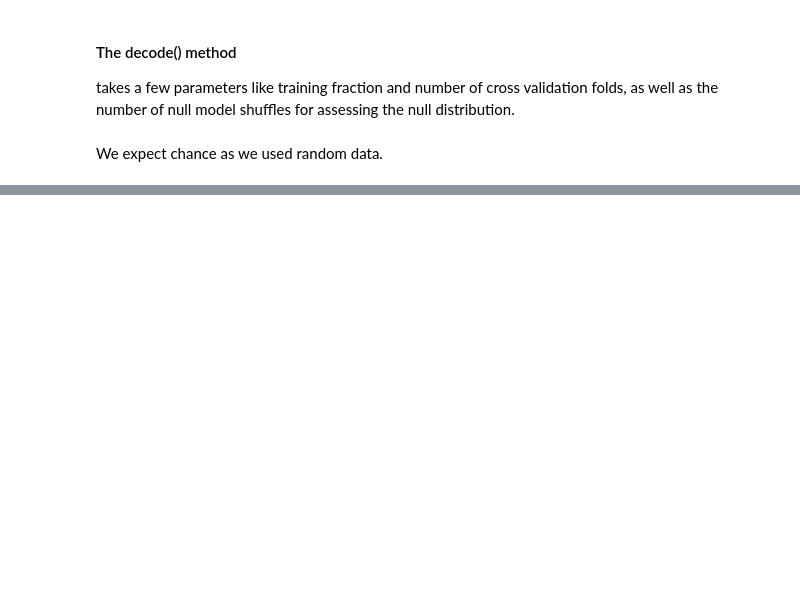
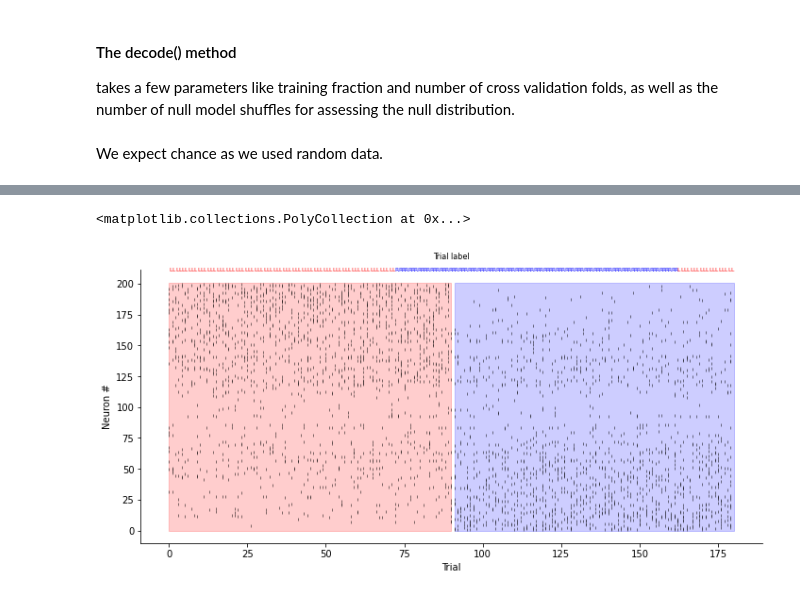
Before and after one commit to lposani/decodanda, a Jupyter notebook: example.ipynb, the cells around one changed output, grey strips where cells are left out. Saved outputs shown, nothing was run; the diff lists cells and outputs as text; code cells hidden in the pictures; blank space fills up the shorter version.

```diff
--- a/example.ipynb
+++ b/example.ipynb
@@ -403,0 +142,23 @@ Testing CCGP for semantic dichotomy:  number
+# %%
+n_neurons = 200 #@param {type:"number"}
+n_trials = 180 #@param {type:"number"}
+
+V1_activity, stimulus_labels = generate_AB_activity(n_neurons=n_neurons,
+                                                    n_trials=n_trials,
+                                                    separation=3.0)
+
+action_labels = np.copy(stimulus_labels)
+action_labels[:int(2*n_trials/5)] = 'L'
+action_labels[int(2*n_trials/5) : int(9*n_trials/10)] = 'R'
+action_labels[int(9*n_trials/10):] = 'L'
+
+f, ax = visualize_AB_activity(action_labels, V1_activity)
+
+ax.fill_between([0, n_trials/2], n_neurons+1, color='r', alpha=0.1)
+ax.fill_between([n_trials/2+1, n_trials], n_neurons+1, color='b', alpha=0.1)
+
+ax.fill_between([0, n_trials/2], n_neurons+1, color='r', alpha=0.1)
+ax.fill_between([n_trials/2+1, n_trials], n_neurons+1, color='b', alpha=0.1)
+# %% [output]
+<matplotlib.collections.PolyCollection at 0x...>
+[figure, added]
```
Also changed, not shown: parts of 31 cells of this notebook, 3 other files.
